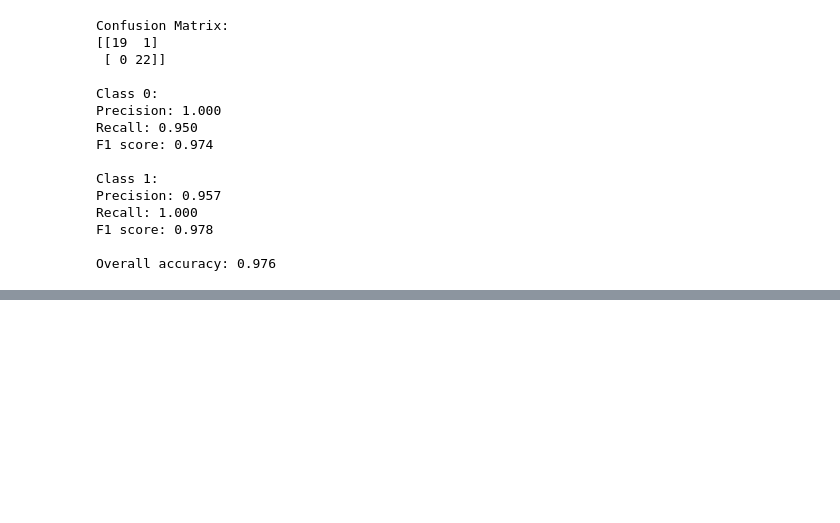
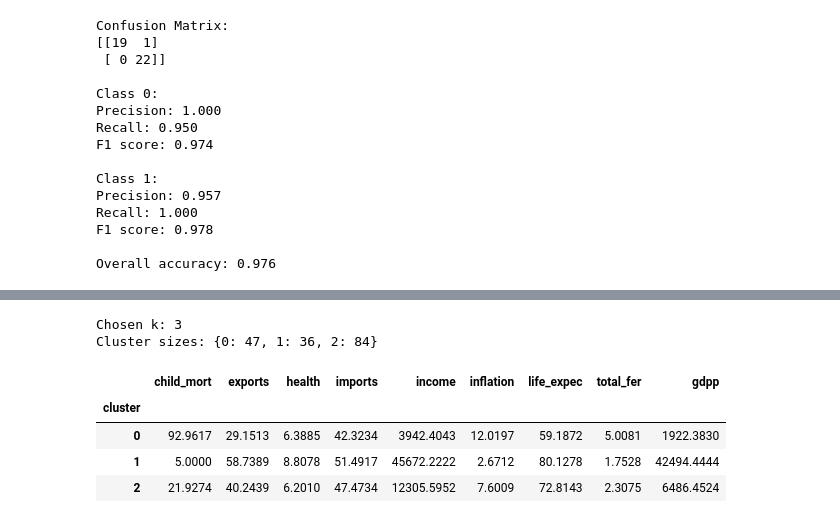
Before and after one commit to gh4nti/MRM-Research-AI-Taskphase, a Jupyter notebook: task10/Task10.ipynb, the cells around one changed output, grey strips where cells are left out. Drawn from its saved outputs; the diff is of its cells as text; code cells hidden in the pictures; blank space fills up the shorter version.

```diff
--- a/task10/Task10.ipynb
+++ b/task10/Task10.ipynb
@@ -275,0 +416,8 @@ Overall accuracy: 0.976
+# %%
+# choose k
+
+chosen_k = 3
+res = results[chosen_k]
+labels = res['labels']
+centers_scaled = res['centers']
+centers_orig = scaler.inverse_transform(centers_scaled)
@@ -275,0 +429,18 @@ Overall accuracy: 0.976
+# %%
+# display centers as df
+
+centers = pd.DataFrame(centers_orig, columns=data.columns)
+centers.index.name = 'cluster'
+print(f"Chosen k: {chosen_k}")
+print(f"Cluster sizes: {cluster_sizes}")
+# %% [output]
+Chosen k: 3
+Cluster sizes: {0: 47, 1: 36, 2: 84}
+# %%
+centers.round(4)
+# %% [output]
+|  | child_mort | exports | health | imports | income | inflation | life_expec | total_fer | gdpp |
+| cluster |  |  |  |  |  |  |  |  |  |
+| 0 | 92.9617 | 29.1513 | 6.3885 | 42.3234 | 3942.4043 | 12.0197 | 59.1872 | 5.0081 | 1922.3830 |
+| 1 | 5.0000 | 58.7389 | 8.8078 | 51.4917 | 45672.2222 | 2.6712 | 80.1278 | 1.7528 | 42494.4444 |
+| 2 | 21.9274 | 40.2439 | 6.2010 | 47.4734 | 12305.5952 | 7.6009 | 72.8143 | 2.3075 | 6486.4524 |
```
Also changed, not shown: parts of 13 cells of this notebook.
